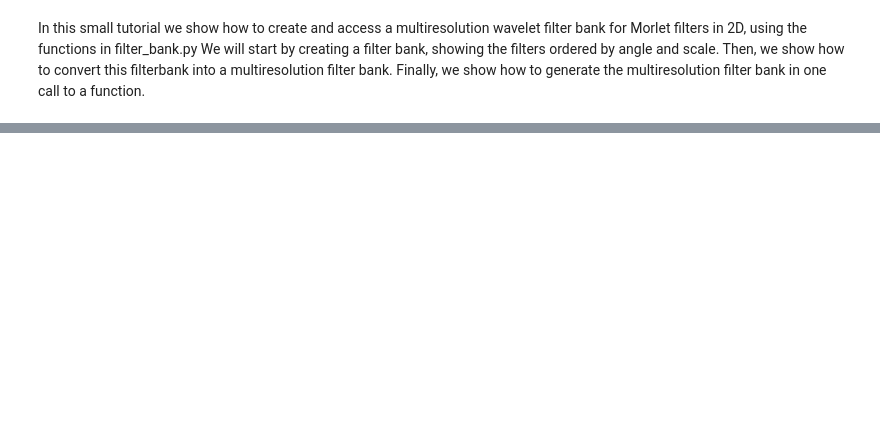
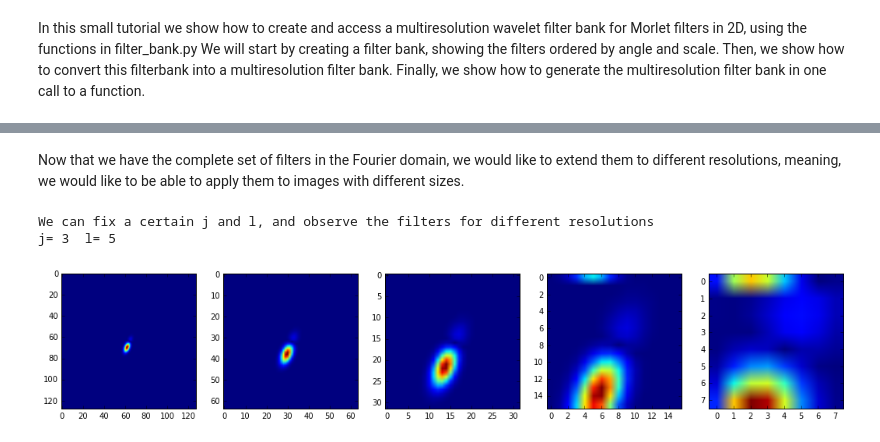
Before and after one commit to siraferradans/scattering, a Jupyter notebook: tutorial_multiresolution_filters.ipynb, the cells around one changed output, grey strips where cells are left out. Drawn from its saved outputs; the diff is of its cells as text; code cells hidden in the pictures; blank space fills up the shorter version.

```diff
--- a/tutorial_multiresolution_filters.ipynb
+++ b/tutorial_multiresolution_filters.ipynb
@@ -51,0 +61,26 @@ j= 4
+# %% [markdown]
+Now that we have the complete set of filters in the Fourier domain, we would like to extend them to different resolutions, meaning, we would like to be able to apply them to images with different sizes.
+# %%
+from scattering.filter_bank import filterbank_to_multiresolutionfilterbank
+
+multiresolution_wavelet_filters = filterbank_to_multiresolutionfilterbank(filters, J)
+
+j=3
+l=5
+
+print('We can fix a certain j and l, and observe the filters for different resolutions')
+print('j=',j,' l=',l)
+
+num_resolutions = len(multiresolution_wavelet_filters['psi'])
+plt.figure(figsize=(18,6))
+
+for r in np.arange(0,num_resolutions):
+    plt.subplot(1,num_resolutions,r+1)
+    f = multiresolution_wavelet_filters['psi'][r][j][l,:,:]
+    plt.imshow(np.abs(np.fft.fftshift(f)))
+
+plt.show()
+# %% [output]
+We can fix a certain j and l, and observe the filters for different resolutions
+j= 3  l= 5
+[figure, added]
```
Also changed, not shown: parts of 2 cells of this notebook, 1 other file.
